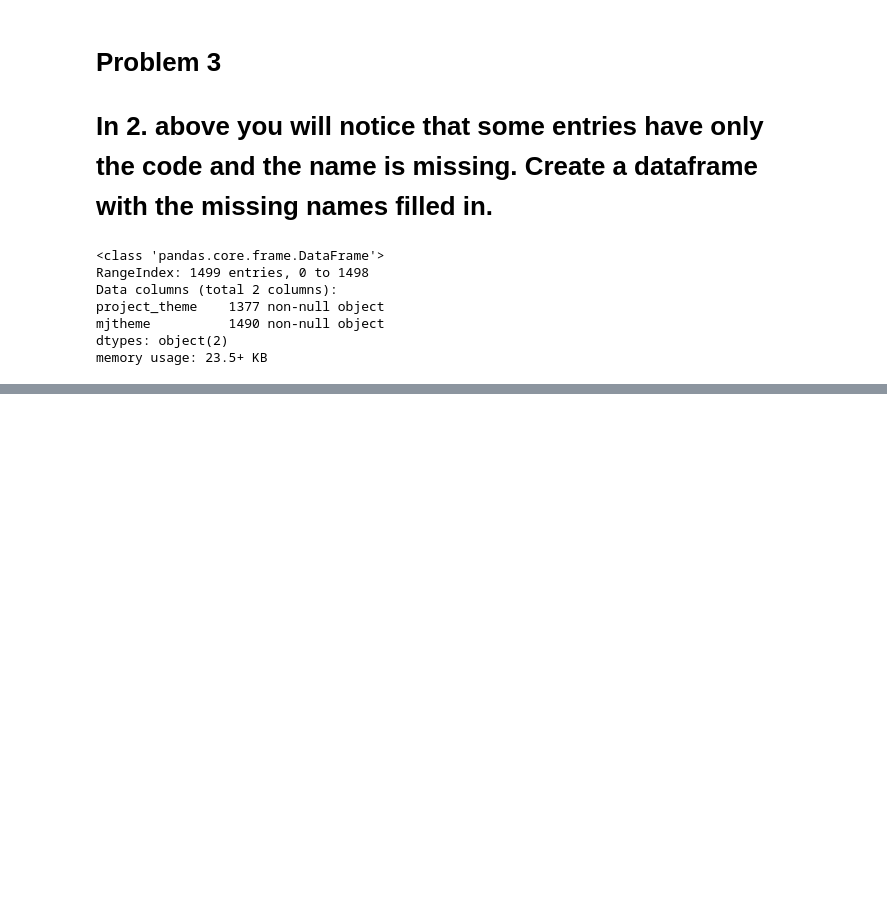
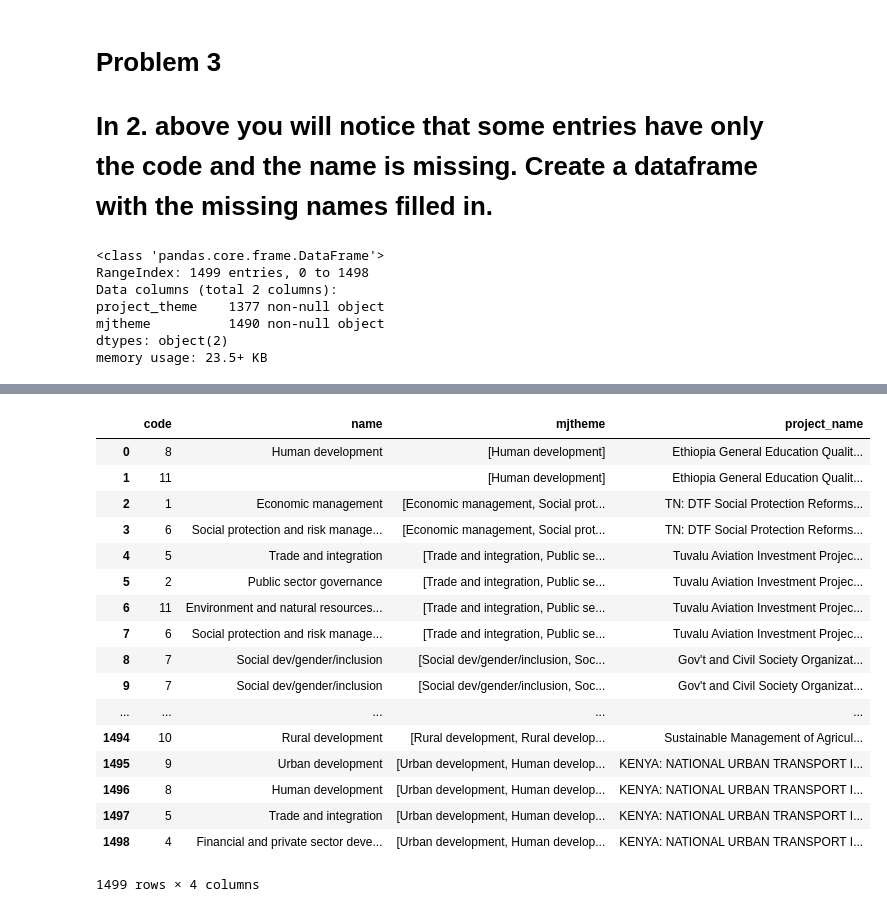
Before and after one commit to franksalas/springboard, a Jupyter notebook: data_wrangling_json/JSON_Exercise-Current.ipynb, the cells around one changed output, grey strips where cells are left out. Cells and saved outputs as stored; diff of their text form; code cells hidden in the pictures; blank space fills up the shorter version.

```diff
--- a/data_wrangling_json/JSON_Exercise-Current.ipynb
+++ b/data_wrangling_json/JSON_Exercise-Current.ipynb
@@ -274,0 +370,21 @@ memory usage: 23.5+ KB
+# %%
+json_normalize(json_load,'mjtheme_namecode',['mjtheme','project_name'],errors='ignore')
+# %% [output]
+|  | code | name | mjtheme | project_name |
+| 0 | 8 | Human development | [Human development] | Ethiopia General Education Qualit... |
+| 1 | 11 |  | [Human development] | Ethiopia General Education Qualit... |
+| 2 | 1 | Economic management | [Economic management, Social prot... | TN: DTF Social Protection Reforms... |
+| 3 | 6 | Social protection and risk manage... | [Economic management, Social prot... | TN: DTF Social Protection Reforms... |
+| 4 | 5 | Trade and integration | [Trade and integration, Public se... | Tuvalu Aviation Investment Projec... |
+| 5 | 2 | Public sector governance | [Trade and integration, Public se... | Tuvalu Aviation Investment Projec... |
+| 6 | 11 | Environment and natural resources... | [Trade and integration, Public se... | Tuvalu Aviation Investment Projec... |
+| 7 | 6 | Social protection and risk manage... | [Trade and integration, Public se... | Tuvalu Aviation Investment Projec... |
+| 8 | 7 | Social dev/gender/inclusion | [Social dev/gender/inclusion, Soc... | Gov't and Civil Society Organizat... |
+| 9 | 7 | Social dev/gender/inclusion | [Social dev/gender/inclusion, Soc... | Gov't and Civil Society Organizat... |
+| ... | ... | ... | ... | ... |
+| 1494 | 10 | Rural development | [Rural development, Rural develop... | Sustainable Management of Agricul... |
+| 1495 | 9 | Urban development | [Urban development, Human develop... | KENYA: NATIONAL URBAN TRANSPORT I... |
+| 1496 | 8 | Human development | [Urban development, Human develop... | KENYA: NATIONAL URBAN TRANSPORT I... |
+| 1497 | 5 | Trade and integration | [Urban development, Human develop... | KENYA: NATIONAL URBAN TRANSPORT I... |
+| 1498 | 4 | Financial and private sector deve... | [Urban development, Human develop... | KENYA: NATIONAL URBAN TRANSPORT I... |
+1499 rows × 4 columns
```
Also changed, not shown: parts of 14 cells of this notebook.
